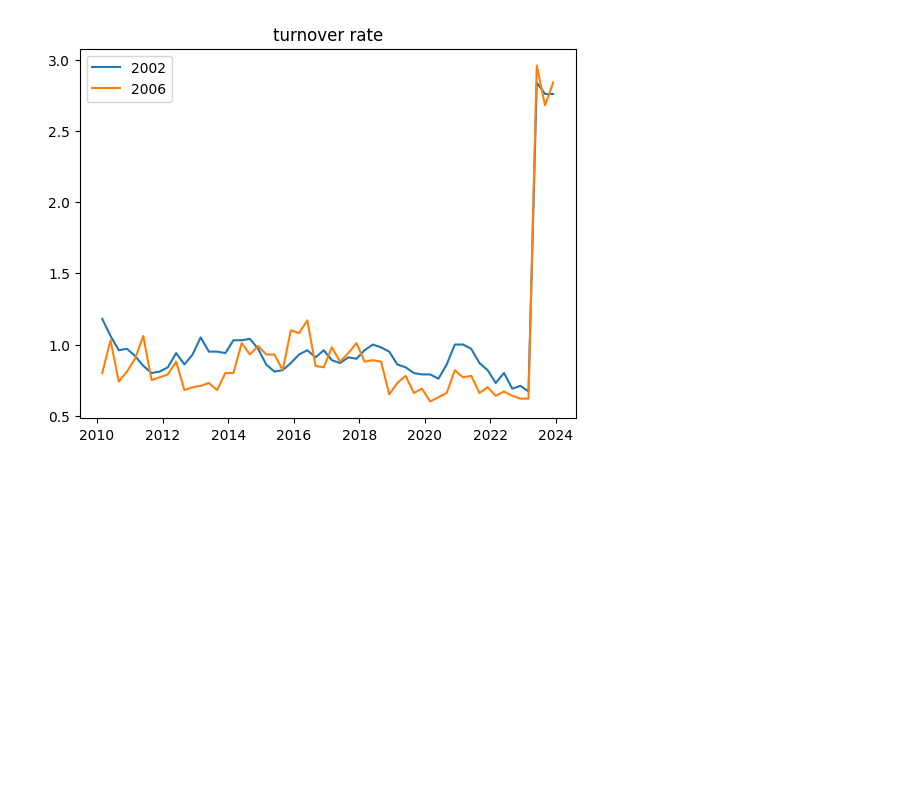
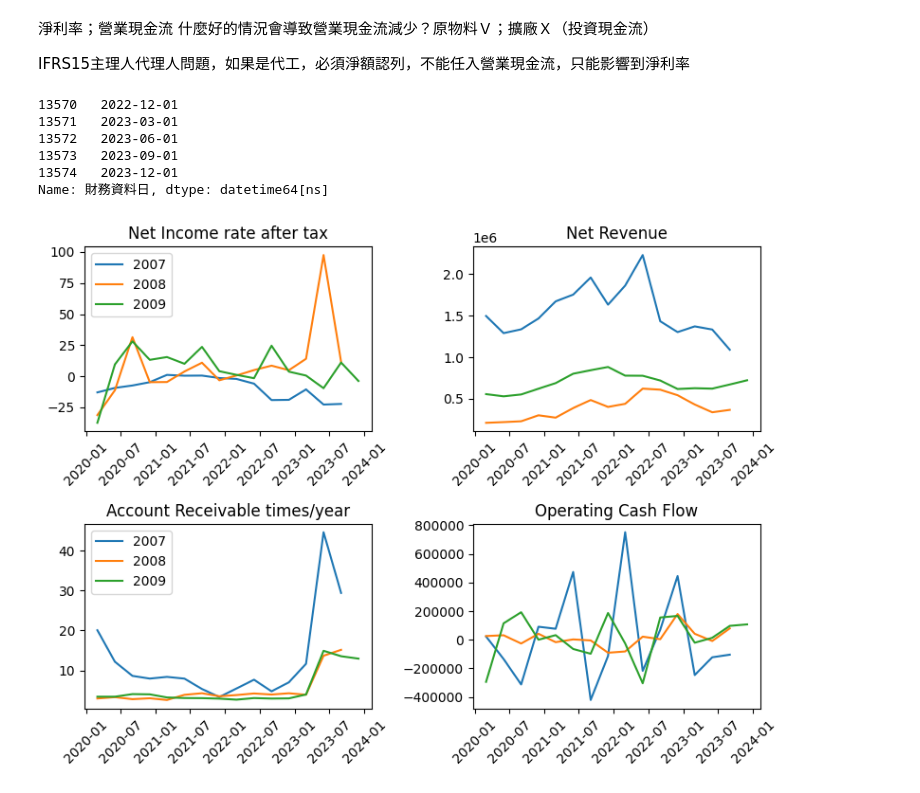
Before and after one commit to tsungyou/Money, a Jupyter notebook: capstone-factor/pq.ipynb, the cells around one changed output. Drawn from its saved outputs; the diff is of its cells as text; code cells hidden in the pictures; blank space fills up the shorter version.

```diff
--- a/capstone-factor/pq.ipynb
+++ b/capstone-factor/pq.ipynb
@@ -73,10 +88,63 @@ plt.show()
-# %%
-for stock in list_:
-    data = filtered_pmart[filtered_pmart['證券碼'] == stock]
-    data = data[data['財務資料日'] >= "2010-01-01"]
-    plt.plot(data['財務資料日'], data['存貨週轉率(次)'], label=stock)
-plt.title("turnover rate")
-plt.legend()
-plt.show()
-# %% [output]
-[figure, removed]
+# %% [markdown]
+淨利率；營業現金流 什麼好的情況會導致營業現金流減少？原物料Ｖ；擴廠Ｘ（投資現金流）
+
+IFRS15主理人代理人問題，如果是代工，必須淨額認列，不能任入營業現金流，只能影響到淨利率
+# %%
+# 營業收入
+import pandas as pd
+import json
+import os
+CUR_DIR = os.getcwd()
+FIN_DIR = os.path.join(os.path.dirname(CUR_DIR), "financial_statements")
+# 營業收入：pstage => financial_report
+df = pd.read_parquet(f"{FIN_DIR}/pstage/financial_report.parquet", engine='pyarrow')
+pmart = df[['財務資料日', '證券碼','應收帳款週轉次數','營業收入淨額', "稅後淨利率", '來自營運之現金流量']]
+pmart.to_parquet(f"{FIN_DIR}/pmart/net_revenue.parquet")
+
+fig, ax = plt.subplots(nrows=2, ncols=2, figsize=(8, 6))
+date_col = "財務資料日"
+date_start = "2020-01-01"
+code_col = "證券碼"
+filtered_pmart = pmart[pmart['證券碼'].isin(list_)]
+filtered_pmart.head()
+for stock in list_:
+    data = filtered_pmart[filtered_pmart[code_col] == stock]
+    data = data[data[date_col] >= date_start]
+    ax[0, 0].plot(data[date_col], data['稅後淨利率'], label=stock)
+    ax[0, 0].set_title("Net Income rate after tax")
+    ax[0, 0].legend()
+    ax[0, 0].tick_params(axis='x', rotation=45)
+for stock in list_:
+    data = filtered_pmart[filtered_pmart[code_col] == stock]
+    data = data[data[date_col] >= date_start]
+    ax[1, 0].plot(data[date_col], data['應收帳款週轉次數'], label=stock)
+    ax[1, 0].set_title("Account Receivable times/year")
+    ax[1, 0].legend()
+    ax[1, 0].tick_params(axis='x', rotation=45)
+
+for stock in list_:
+    data = filtered_pmart[filtered_pmart[code_col] == stock]
+    data = data[data[date_col] >= date_start]
+    ax[0, 1].plot(data[date_col], data['營業收入淨額'], label=stock)
+    ax[0, 1].set_title("Net Revenue")
+    ax[0, 1].tick_params(axis='x', rotation=45)
+    # ax[0, 1].legend()
+for stock in list_:
+    data = filtered_pmart[filtered_pmart[code_col] == stock]
+    data = data[data[date_col] >= date_start]
+    ax[1, 1].plot(data[date_col], data['來自營運之現金流量'], label=stock)
+    ax[1, 1].set_title("Operating Cash Flow")
+    ax[1, 1].tick_params(axis='x', rotation=45)
+    # ax[1, 1].legend()
+
+print(data[date_col].tail())
+plt.tight_layout()
+plt.show()
+# %% [output]
+13570   2022-12-01
+13571   2023-03-01
+13572   2023-06-01
+13573   2023-09-01
+13574   2023-12-01
+Name: 財務資料日, dtype: datetime64[ns]
+[figure, added]
```
Also changed, not shown: parts of 4 cells of this notebook, 3 other files.
